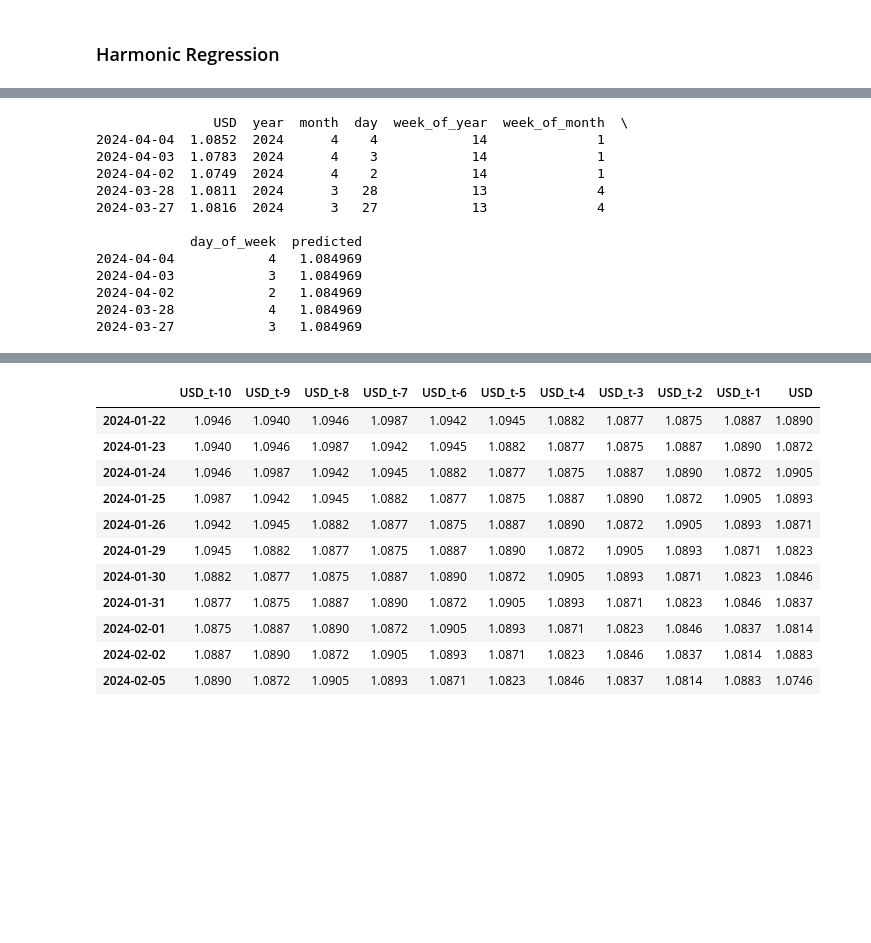
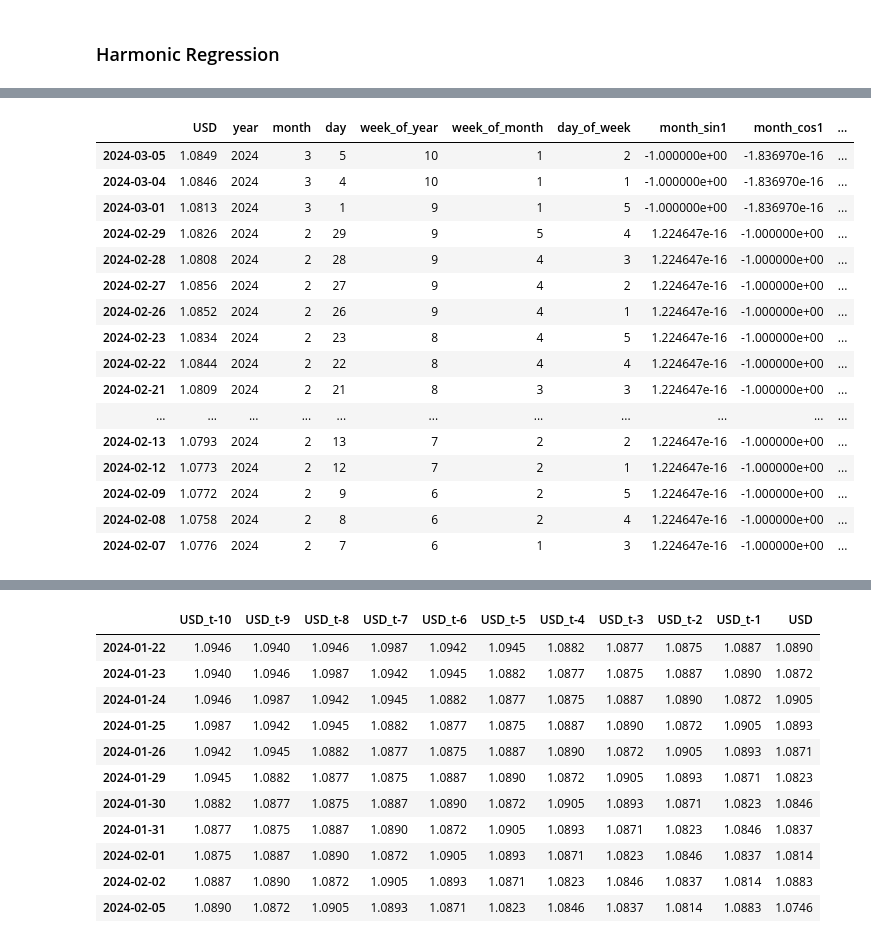
Before and after one commit to mayukhsen13/autoeda_test, a Jupyter notebook: Data_Analysis-ML.ipynb, the cells around one changed output, grey strips where cells are left out. Cells and saved outputs as stored; diff of their text form; code cells hidden in the pictures; blank space fills up the shorter version.

```diff
--- a/Data_Analysis-ML.ipynb
+++ b/Data_Analysis-ML.ipynb
@@ -132,5 +134,2 @@ plt.show()
 # %% [markdown]
 ### Harmonic Regression
-# %%
-obj = AutoEDA(USD, 'USD')
-dates_df = obj.append_datetime_cols()
@@ -162,0 +136,2 @@ Notes:
+# %%
+optimal_K, optimal_model, df_with_preds = find_optimal_K(dates_df, 'USD', 10)
@@ -163,17 +187,21 @@ Notes:
 # %%
 # Display the head of the DataFrame with predictions
-print(df_with_preds.head())
+df_with_preds.iloc[21:41]
 # %% [output]
-               USD  year  month  day  week_of_year  week_of_month  \
-2024-04-04  1.0852  2024      4    4            14              1
-2024-04-03  1.0783  2024      4    3            14              1
-2024-04-02  1.0749  2024      4    2            14              1
-2024-03-28  1.0811  2024      3   28            13              4
-2024-03-27  1.0816  2024      3   27            13              4
-
-            day_of_week  predicted
-2024-04-04            4   1.084969
-2024-04-03            3   1.084969
-2024-04-02            2   1.084969
-2024-03-28            4   1.084969
-2024-03-27            3   1.084969
+|  | USD | year | month | day | week_of_year | week_of_month | day_of_week | month_sin1 | month_cos1 | ... |
+| 2024-03-05 | 1.0849 | 2024 | 3 | 5 | 10 | 1 | 2 | -1.000000e+00 | -1.836970e-16 | ... |
+| 2024-03-04 | 1.0846 | 2024 | 3 | 4 | 10 | 1 | 1 | -1.000000e+00 | -1.836970e-16 | ... |
+| 2024-03-01 | 1.0813 | 2024 | 3 | 1 | 9 | 1 | 5 | -1.000000e+00 | -1.836970e-16 | ... |
+| 2024-02-29 | 1.0826 | 2024 | 2 | 29 | 9 | 5 | 4 | 1.224647e-16 | -1.000000e+00 | ... |
+| 2024-02-28 | 1.0808 | 2024 | 2 | 28 | 9 | 4 | 3 | 1.224647e-16 | -1.000000e+00 | ... |
+| 2024-02-27 | 1.0856 | 2024 | 2 | 27 | 9 | 4 | 2 | 1.224647e-16 | -1.000000e+00 | ... |
+| 2024-02-26 | 1.0852 | 2024 | 2 | 26 | 9 | 4 | 1 | 1.224647e-16 | -1.000000e+00 | ... |
+| 2024-02-23 | 1.0834 | 2024 | 2 | 23 | 8 | 4 | 5 | 1.224647e-16 | -1.000000e+00 | ... |
+| 2024-02-22 | 1.0844 | 2024 | 2 | 22 | 8 | 4 | 4 | 1.224647e-16 | -1.000000e+00 | ... |
+| 2024-02-21 | 1.0809 | 2024 | 2 | 21 | 8 | 3 | 3 | 1.224647e-16 | -1.000000e+00 | ... |
+| ... | ... | ... | ... | ... | ... | ... | ... | ... | ... | ... |
+| 2024-02-13 | 1.0793 | 2024 | 2 | 13 | 7 | 2 | 2 | 1.224647e-16 | -1.000000e+00 | ... |
+| 2024-02-12 | 1.0773 | 2024 | 2 | 12 | 7 | 2 | 1 | 1.224647e-16 | -1.000000e+00 | ... |
+| 2024-02-09 | 1.0772 | 2024 | 2 | 9 | 6 | 2 | 5 | 1.224647e-16 | -1.000000e+00 | ... |
+| 2024-02-08 | 1.0758 | 2024 | 2 | 8 | 6 | 2 | 4 | 1.224647e-16 | -1.000000e+00 | ... |
+| 2024-02-07 | 1.0776 | 2024 | 2 | 7 | 6 | 1 | 3 | 1.224647e-16 | -1.000000e+00 | ... |
```
Also changed, not shown: parts of 25 cells of this notebook, 1 other file.
